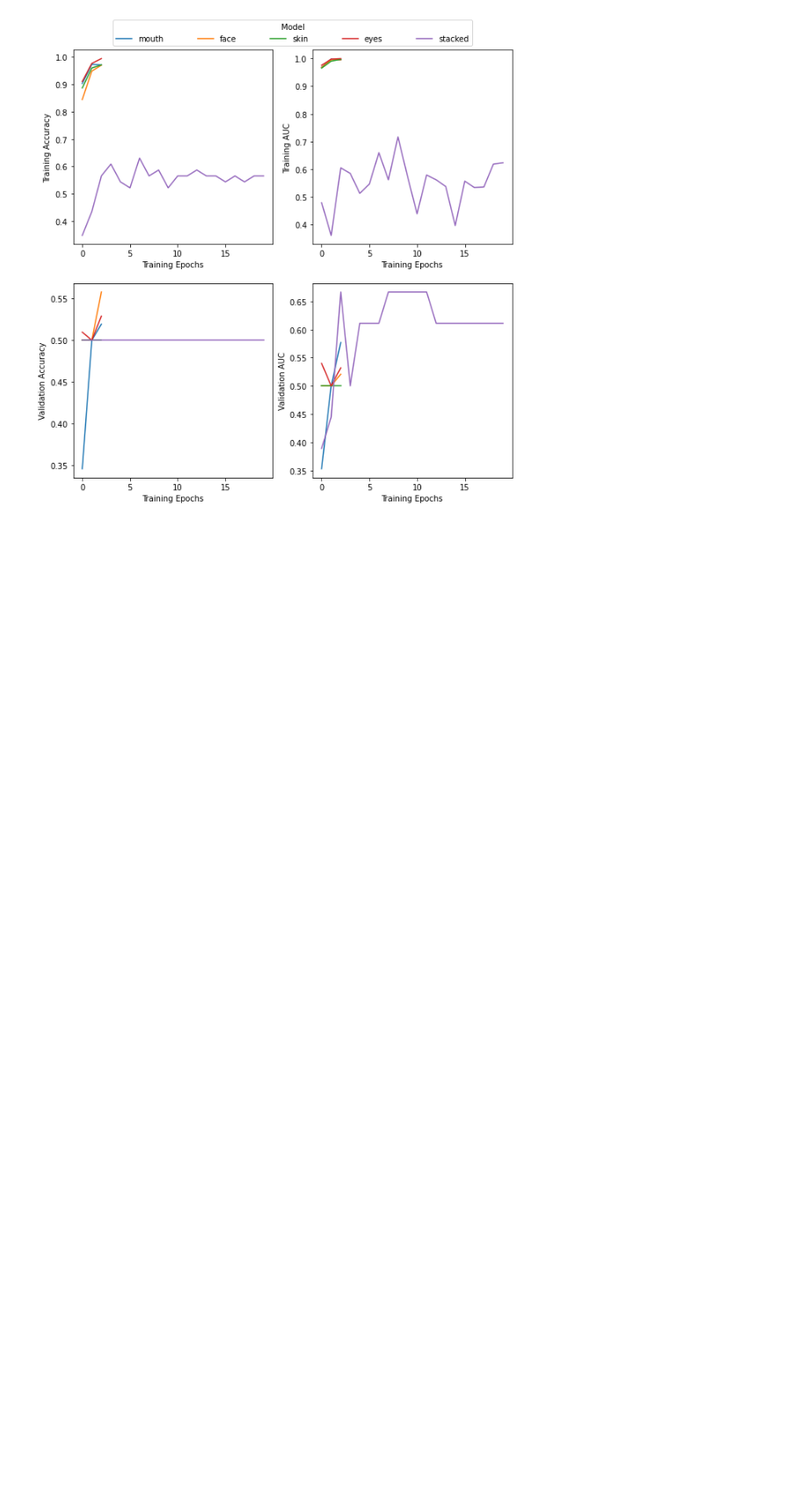
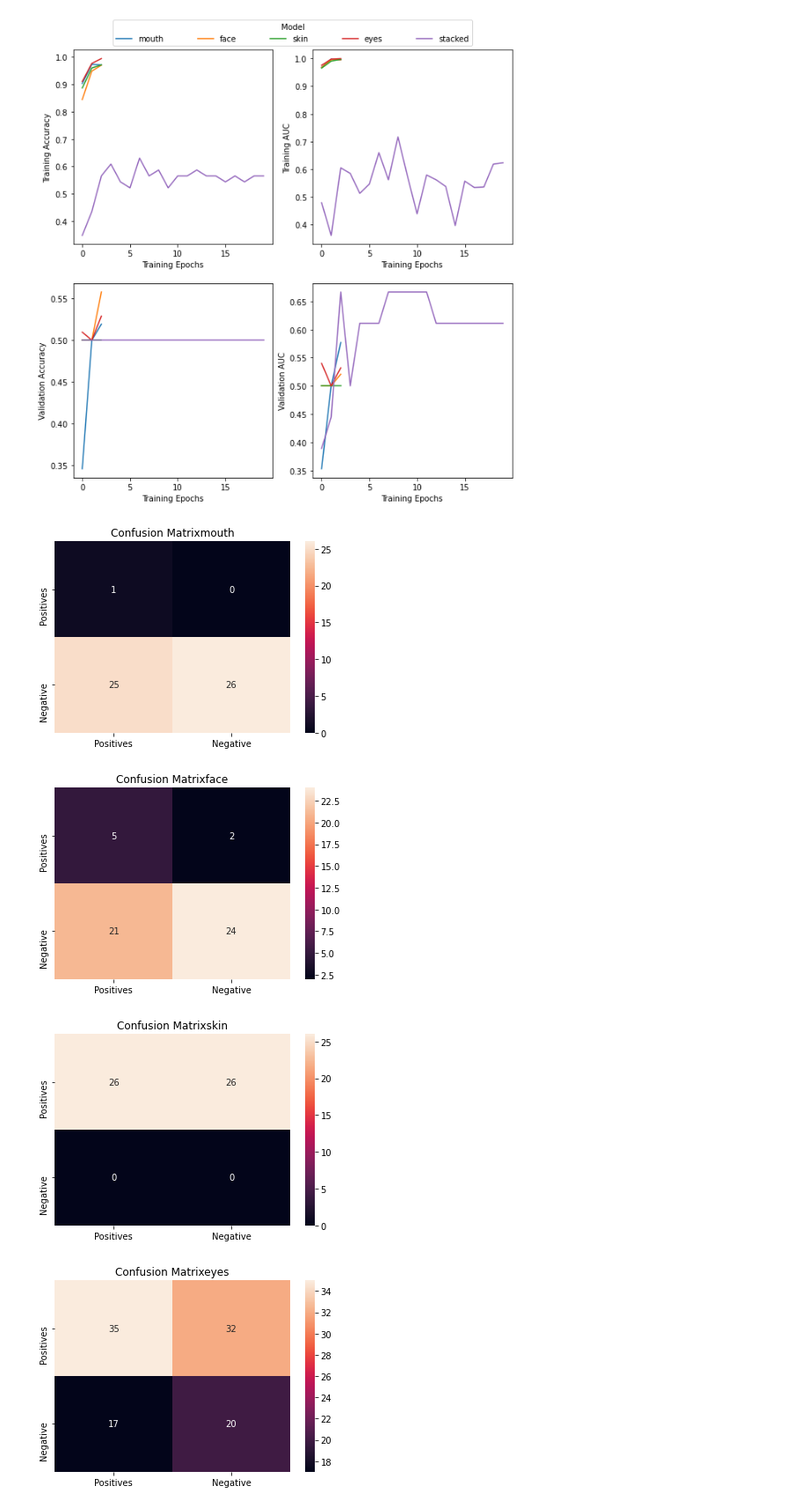
Before and after one commit to vandrw/ICU_Augment_and_Detect, a Jupyter notebook: categorization/make_plots.ipynb, the cells around one changed output. Shown at 88% size. Drawn from its saved outputs; the diff is of its cells as text; code cells hidden in the pictures; blank space fills up the shorter version.

```diff
--- a/categorization/make_plots.ipynb
+++ b/categorization/make_plots.ipynb
@@ -115,0 +122,31 @@ with open("data/exact_values.csv", "w") as data_file:
+# %%
+def plot_confusion_matrix(all_histories):
+    i = 0
+    for model in all_histories:
+        final = len(all_histories[model]["accuracy"]) - 1
+        fp = "val_false_positives"
+        tp = "val_true_positives"
+        tn = "val_true_negatives"
+        fn = "val_false_negatives"
+        if i != 0 and i != 4:
+            fp = fp + "_" + str(i)
+            tp = tp + "_" + str(i)
+            tn = tn + "_" + str(i)
+            fn = fn + "_" + str(i)
+        matrix = [[all_histories[model][tp][final], all_histories[model][fp][final]],
+                    [all_histories[model][fn][final], all_histories[model][tn][final]]]
+        df_cm = pd.DataFrame(matrix, index = ["Positives", "Negative"],
+              columns = ["Positives", "Negative"])
+        ax = plt.axes()
+        sn.heatmap(df_cm, annot=True, ax=ax)
+        ax.set_title('Confusion Matrix_' + str(model))
+        plt.show()
+        # plt.matshow(matrix)
+        i += 1
+
+plot_confusion_matrix(all_histories)
+# %% [output]
+[figure, added]
+[figure, added]
+[figure, added]
+[figure, added]
```
Also changed, not shown: parts of 6 cells of this notebook, 2 other files.
